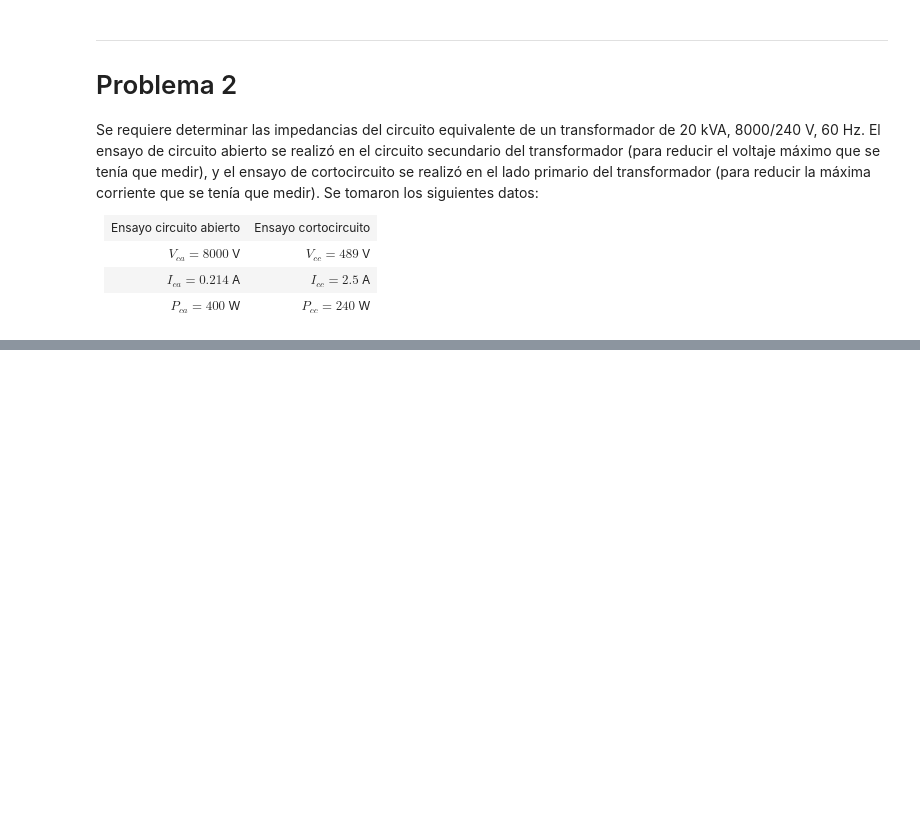
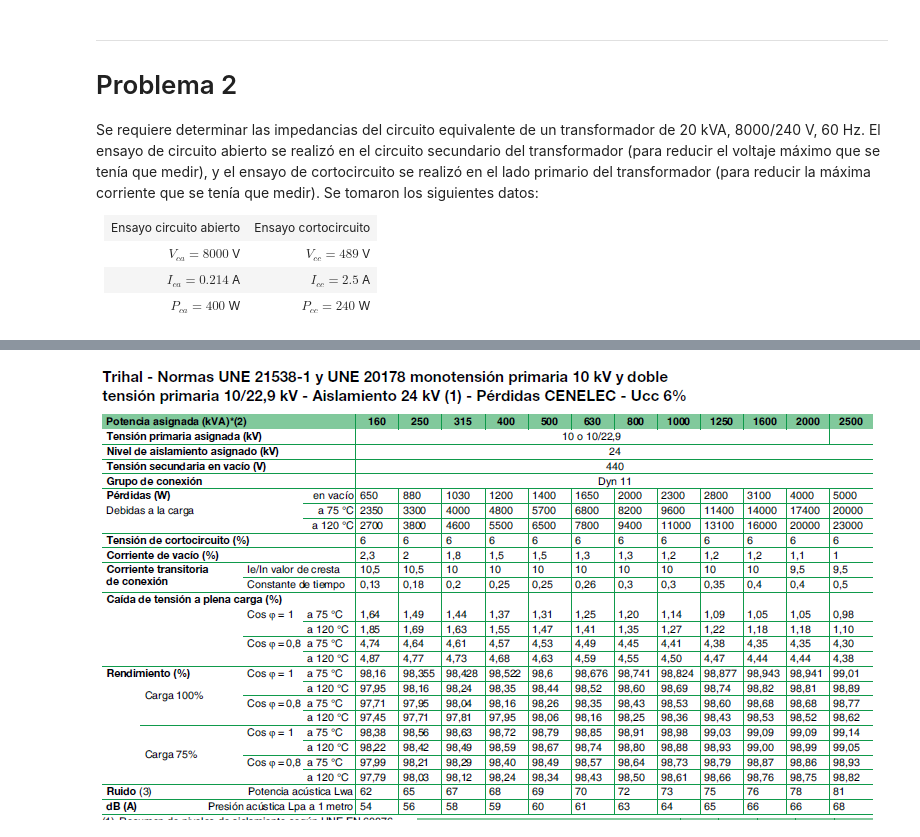
Before and after one commit to a-marano/Problemas-Notebooks, a Jupyter notebook: Problemas_trafos.ipynb, the cells around one changed output, grey strips where cells are left out. Saved outputs shown, nothing was run; the diff lists cells and outputs as text; code cells hidden in the pictures; blank space fills up the shorter version.

```diff
--- a/Problemas_trafos.ipynb
+++ b/Problemas_trafos.ipynb
@@ -57,3 +57,8 @@ b) Si el transformador trabaja a media carga alimentando una impedancia de facto
 c) ¿cuánto vale el rendimiento del transformador en las dos situaciones anteriores?
 
 <img src='./Datos_trihal.png'>
+# %%
+from IPython.display import Image
+Image(filename="Datos_Trihal.png")
+# %% [output]
+[figure, added]
```
